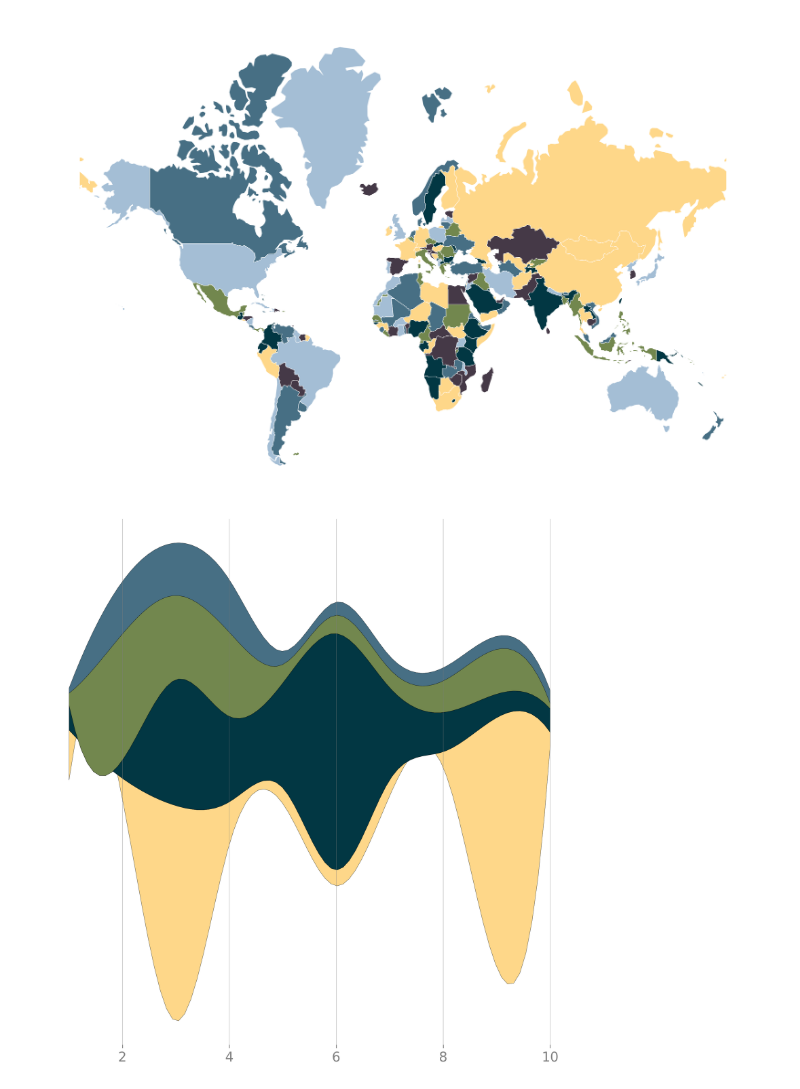
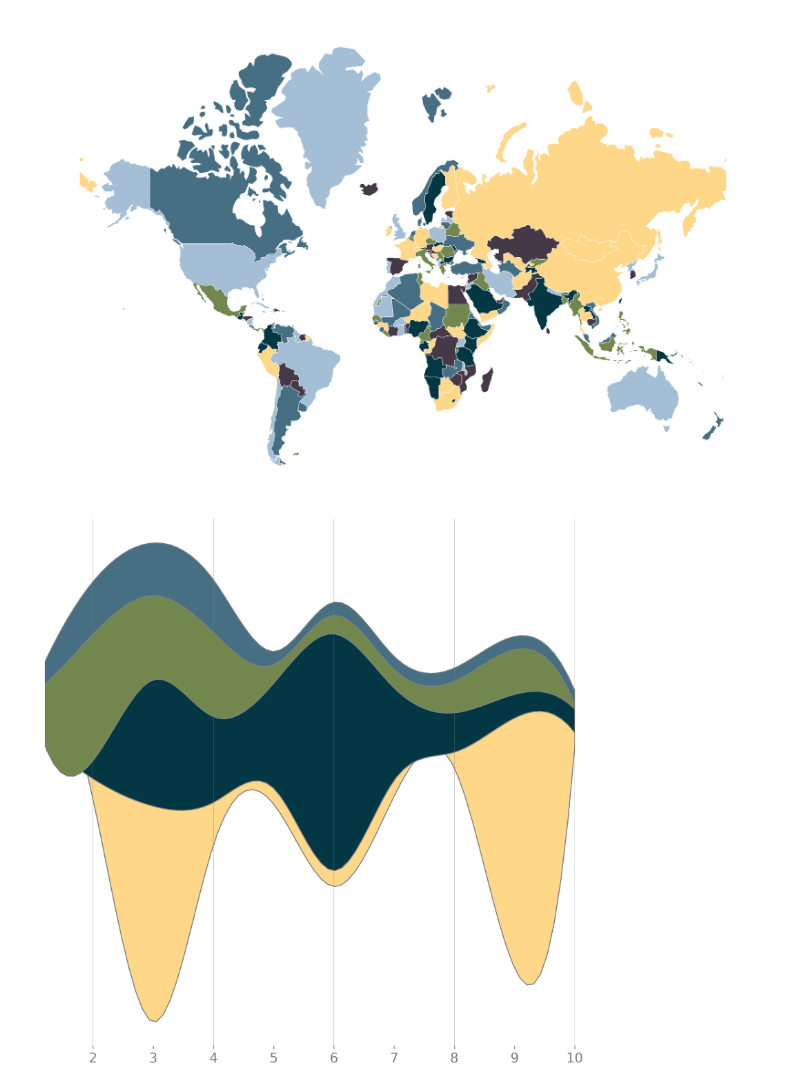
Before and after one commit to JosephBARBIERDARNAL/Sandbox, a Jupyter notebook: pypalettes/pypalettes.ipynb, the cells around one changed output. Saved outputs shown, nothing was run; the diff lists cells and outputs as text; code cells hidden in the pictures.

```diff
--- a/pypalettes/pypalettes.ipynb
+++ b/pypalettes/pypalettes.ipynb
@@ -218,7 +218,6 @@ plt.show()
 # %% [output]
 [figure]
 # %%
-import geopandas as gpd
 import matplotlib.pyplot as plt
 from pypalettes import load_cmap
 from scipy.interpolate import interp1d
@@ -239,35 +238,34 @@ groupD = df['groupD'].values
 # interpolate the data
 f = interp1d(x, groupA, kind='cubic')
 x_new = np.linspace(1, 10, 80)
 groupA = f(x_new)
 f = interp1d(x, groupB, kind='cubic')
 groupB = f(x_new)
 f = interp1d(x, groupC, kind='cubic')
 groupC = f(x_new)
 f = interp1d(x, groupD, kind='cubic')
 groupD = f(x_new)
 
 # # create a color palette
 cmap = load_cmap('Acadia')
 colors = [cmap(i / len(df.columns)) for i in range(len(df.columns))]
 
 fig, ax = plt.subplots(figsize=(10, 10), dpi=300)
 ax.stackplot(
    x_new, groupA, groupB, groupC, groupD,
    labels=['groupA', 'groupB', 'groupC', 'groupD'],
    colors=colors,
-   edgecolor='black',
-   linewidth=0.2,
+   edgecolor='grey',
+   linewidth=1,
    baseline='wiggle'
 )
 
-# add vertical reference lines at 2,4,6,8,10
 for i in range(2, 12, 2):
     ax.axvline(i, color='grey', linewidth=0.5, alpha=0.5)
-
+ax.set_xlim(1.2, 10)
 ax.tick_params(axis='x', colors='grey', labelsize=14)
 ax.spines[['left', 'right', 'top', 'bottom']].set_visible(False)
 ax.set_yticks([])
 plt.show()
 # %% [output]
-[figure, old version]
+[figure, new version]
```
Also changed, not shown: 3 other files.
